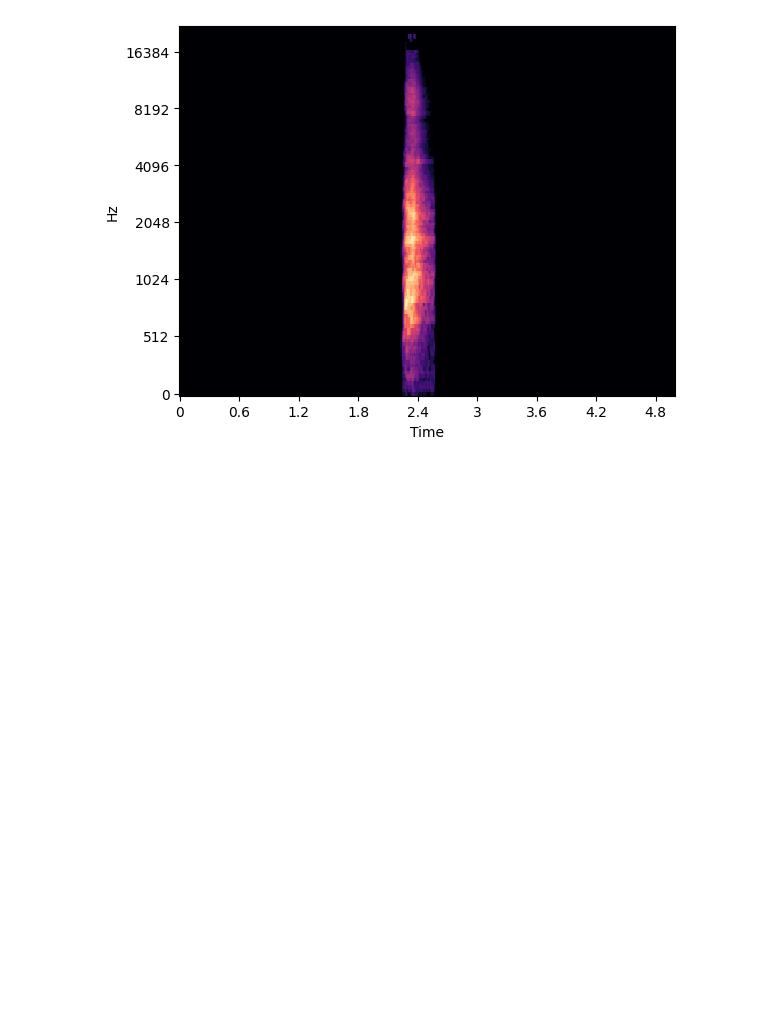
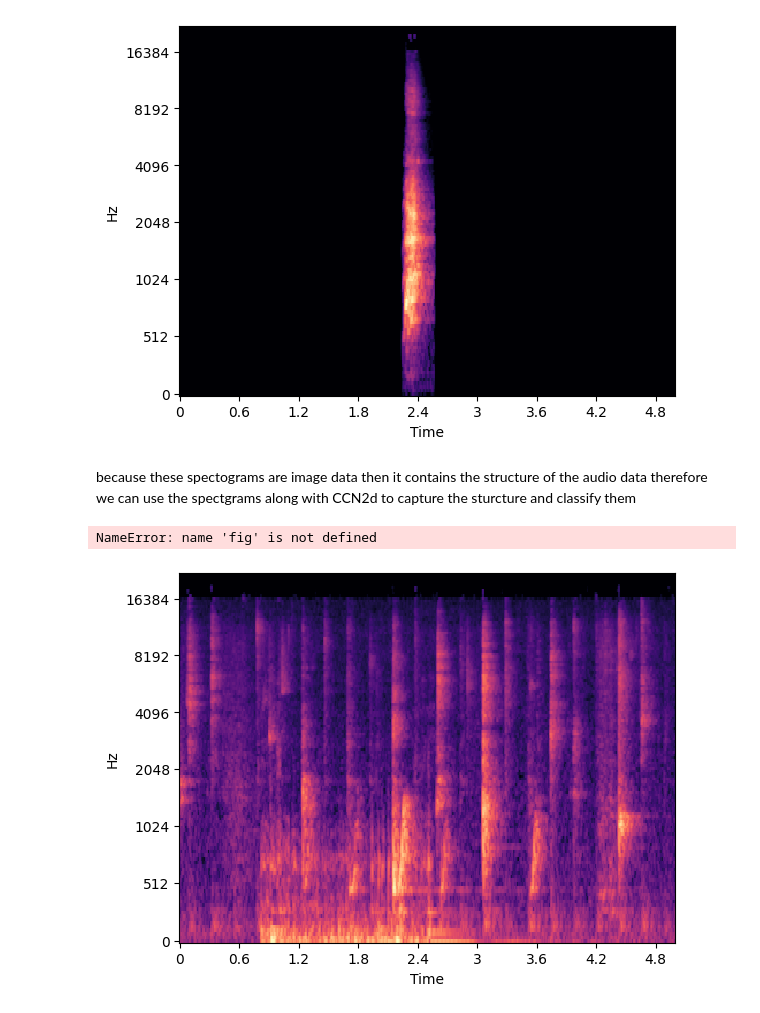
Before and after one commit to SenuraHansaja/Audio-ML, a Jupyter notebook: torchaudio.ipynb, the cells around one changed output. Drawn from its saved outputs; the diff is of its cells as text; code cells hidden in the pictures; blank space fills up the shorter version.

```diff
--- a/torchaudio.ipynb
+++ b/torchaudio.ipynb
@@ -132,3 +137,29 @@ librosa.display.specshow(lof_spectogram, sr=sr, x_axis='time', y_axis='mel')
 # %% [output]
 <matplotlib.collections.QuadMesh at 0x...>
 [figure]
+# %% [markdown]
+because these spectograms are image data then it contains the structure of the audio data
+therefore we can use the spectgrams along with CCN2d to capture the sturcture and classify them
+# %%
+## new data set with spectograms
+class ESC50Spectograms(Dataset):
+    def __init__(self, path) -> None:
+        files = Path(path).glob('*.wav')
+        self.items = [(f, int(f.name.split("-")[-1].replace(".wav", ""))) for f in files]
+        self.length = len(self.items)
+        self.tranforms = torchvision.transforms.Compose([torchvision.transforms.ToTensor()])
+
+    def __getitem__(self, index) -> torch.Tensor:
+        filename, label = self.items[index]
+        audio_tensor, sample_rate = librosa.load(filename, sr=None)
+        spectrogram = librosa.feature.melspectrogram(y=audio_tensor, sr= sample_rate)
+        lof_spectogram = librosa.power_to_db(spectrogram, ref=np.max)
+        librosa.display.specshow(lof_spectogram, sr=sample_rate, x_axis='time', y_axis='mel')
+
+        plt.gcf().canvas.draw()
+        audio_data = np.frombuffer(fig.canvas.tostring_rgb(), dtype=np.uint8)
+        audio_data = audio_data.reshape(fig.canvas.get_width_height()[::-1] + (3,))
+        return (self.transforms(audio_data), label)
+
+    def __len__(self):
+        return self.length
@@ -134,0 +172,9 @@ librosa.display.specshow(lof_spectogram, sr=sr, x_axis='time', y_axis='mel')
+# %%
+newESC50 = ESC50Spectograms(PATH_TO_ESC50/ 'train')
+start_time = time.process_time()
+newESC50.__getitem__(33)
+end_time = time.process_time()
+new_time = end_time - start_time
+# %% [output]
+NameError: name 'fig' is not defined
+[figure, added]
```
Also changed, not shown: parts of 8 cells of this notebook, 2 other files.
